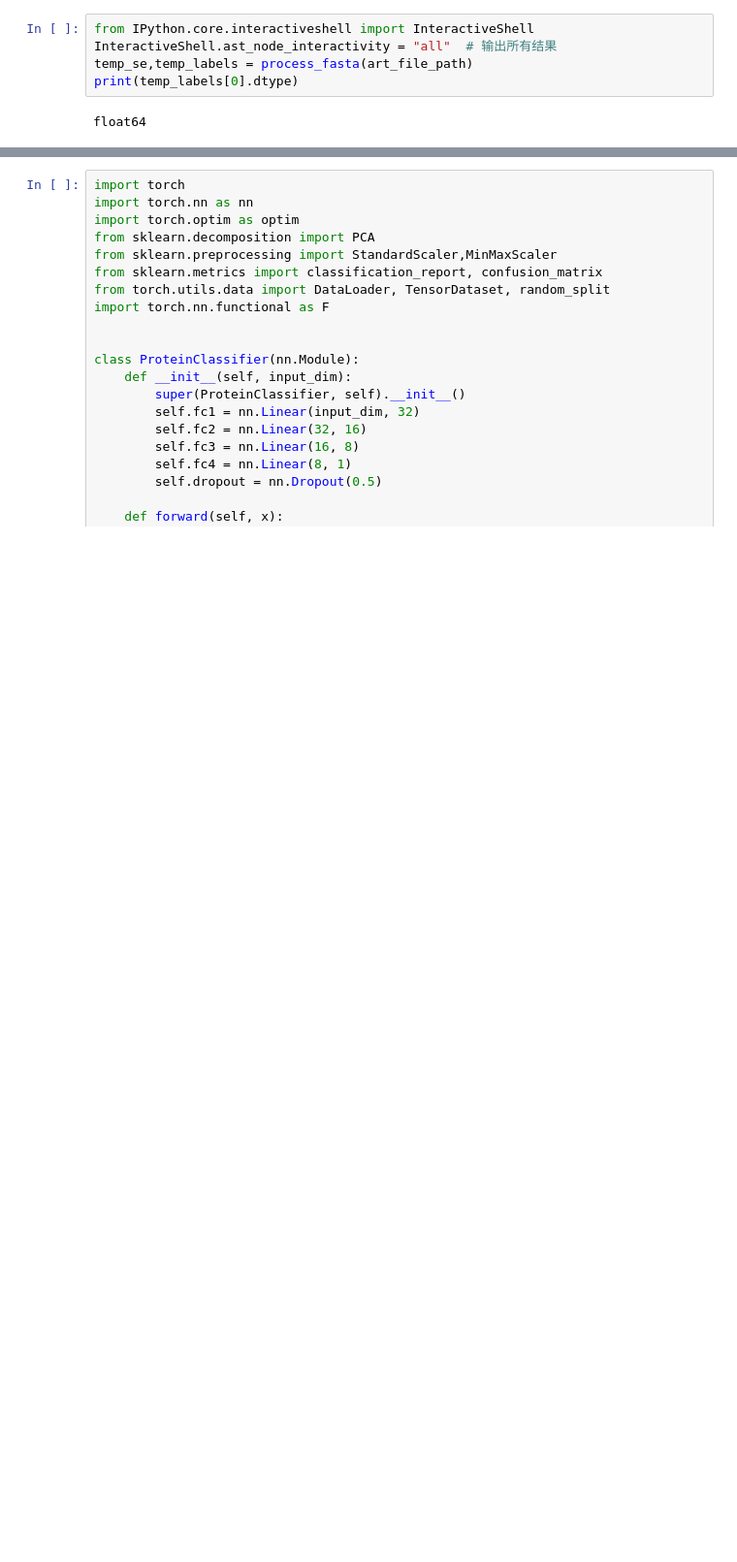
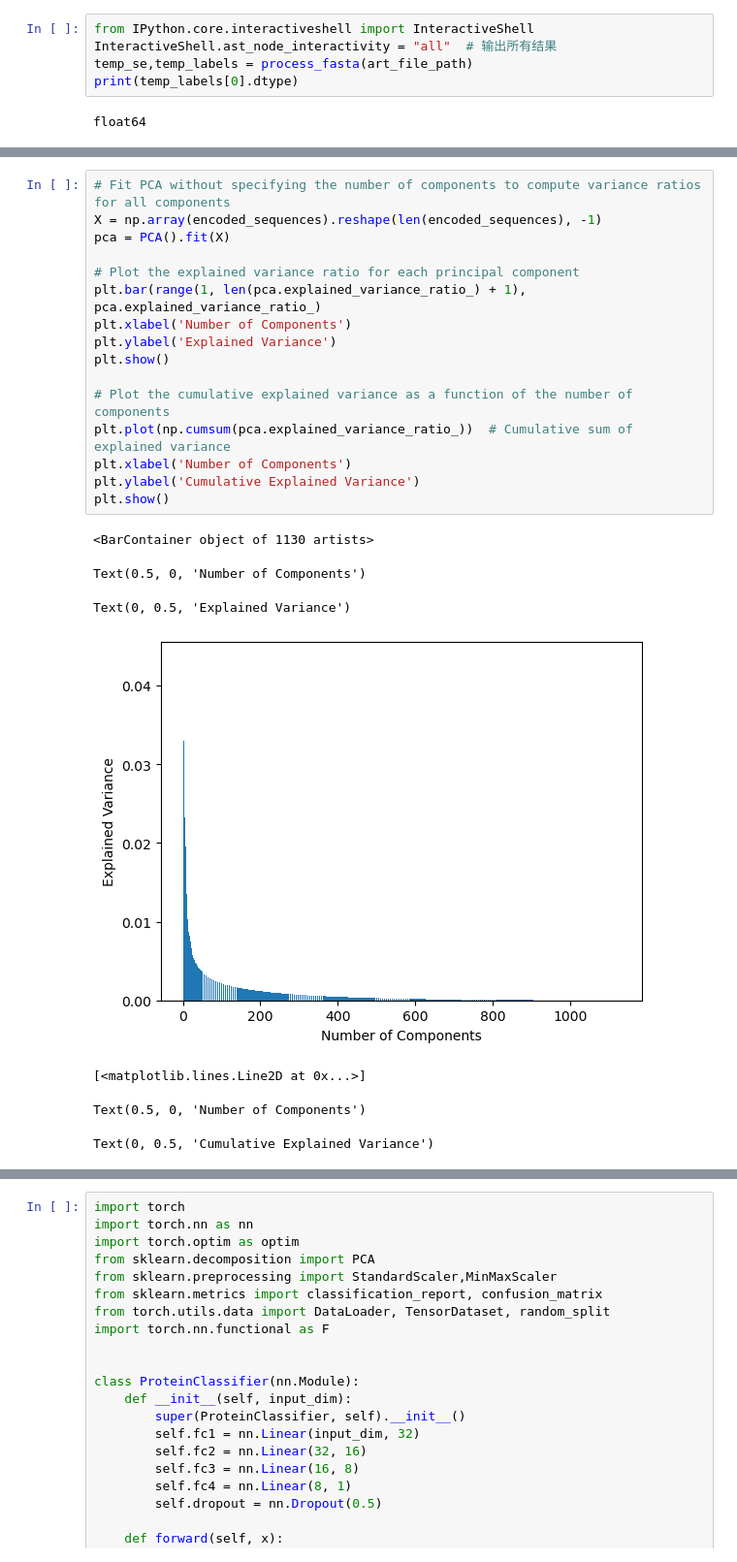
Before and after one commit to thisis450/4ML, a Jupyter notebook: tasks.ipynb, the cells around one changed output, grey strips where cells are left out. Shown at 97% size. Cells and saved outputs as stored; diff of their text form; blank space fills up the shorter version.

```diff
--- a/tasks.ipynb
+++ b/tasks.ipynb
@@ -62,0 +147,24 @@ float64
+# %%
+# Fit PCA without specifying the number of components to compute variance ratios for all components
+X = np.array(encoded_sequences).reshape(len(encoded_sequences), -1)
+pca = PCA().fit(X)
+
+# Plot the explained variance ratio for each principal component
+plt.bar(range(1, len(pca.explained_variance_ratio_) + 1), pca.explained_variance_ratio_)
+plt.xlabel('Number of Components')
+plt.ylabel('Explained Variance')
+plt.show()
+
+# Plot the cumulative explained variance as a function of the number of components
+plt.plot(np.cumsum(pca.explained_variance_ratio_))  # Cumulative sum of explained variance
+plt.xlabel('Number of Components')
+plt.ylabel('Cumulative Explained Variance')
+plt.show()
+# %% [output]
+<BarContainer object of 1130 artists>
+Text(0.5, 0, 'Number of Components')
+Text(0, 0.5, 'Explained Variance')
+[figure, added]
+[<matplotlib.lines.Line2D at 0x...>]
+Text(0.5, 0, 'Number of Components')
+Text(0, 0.5, 'Cumulative Explained Variance')
```
Also changed, not shown: parts of 9 cells of this notebook, 8 other files.
